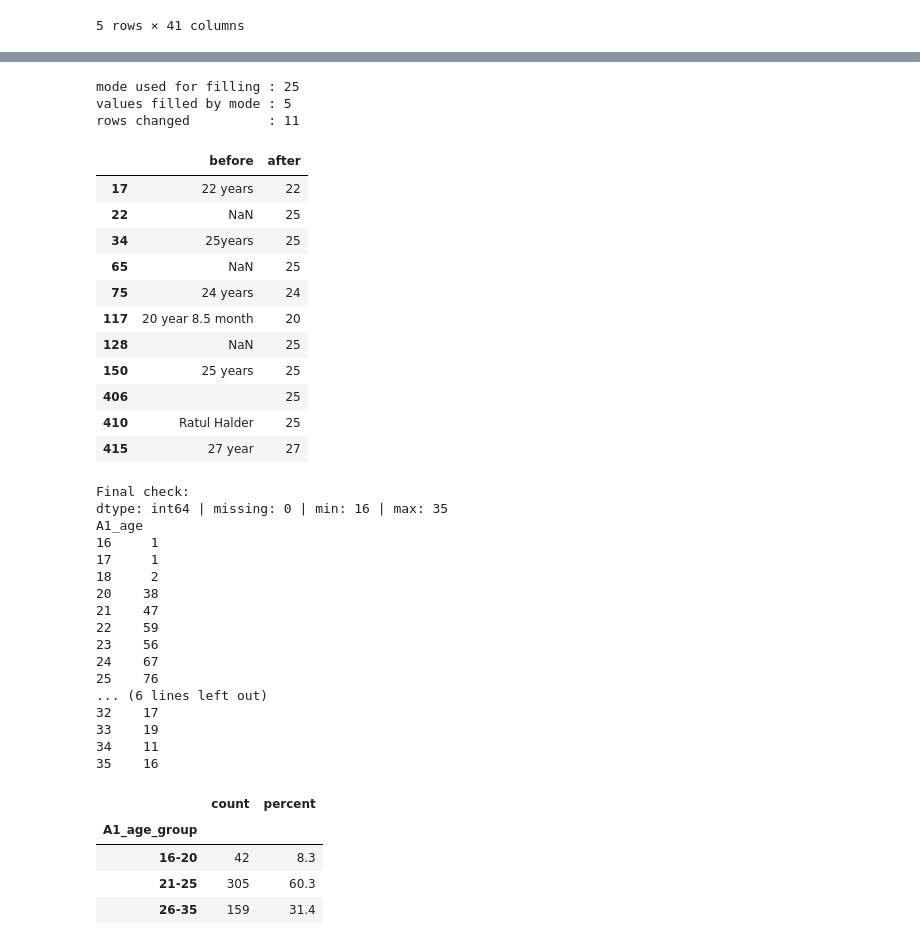
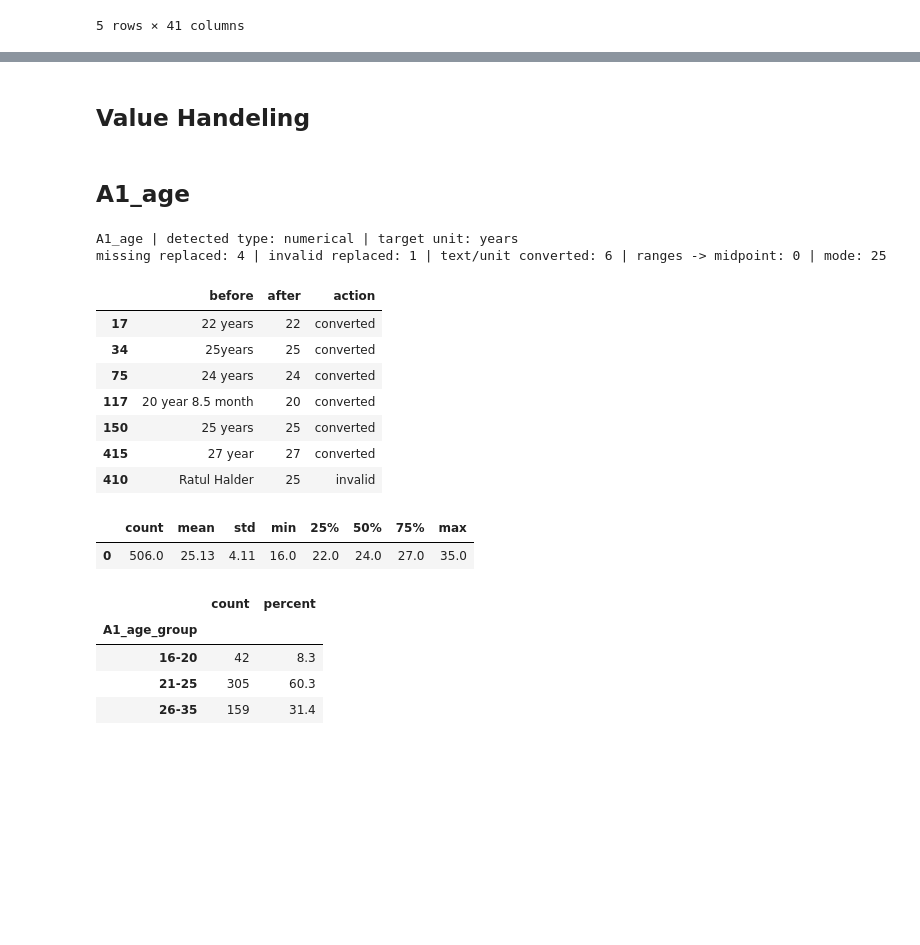
Before and after one commit to arshadziban/Reels-Mental-Health-Well-Being-Report, a Jupyter notebook: 1_finetune_dataset.ipynb, the cells around one changed output, grey strips where cells are left out. Saved outputs shown, nothing was run; the diff lists cells and outputs as text; code cells hidden in the pictures; blank space fills up the shorter version.

```diff
--- a/1_finetune_dataset.ipynb
+++ b/1_finetune_dataset.ipynb
@@ -204,3 +204,5 @@ display(HTML(
 ))
 # %% [output]
 [interactive output not drawn]
+# %% [markdown]
+## Value Handeling
@@ -207,69 +428,23 @@ display(HTML(
+# %% [markdown]
+## A1_age
 # %%
 # A1_age
 # %%
 # A1_age
-# Rules:
-#   1. Number + text ("25 years", "25years", "20 year 8.5 month") -> keep the first number only
-#   2. Text only ("Ratul Halder"), blank or NaN -> missing
-#   3. All missing values -> fill with the mode
-col = "A1_age"
-raw = df[col].copy()
-
-# Extract the first number; text-only, blank and NaN values become NaN
-age = pd.to_numeric(
-    raw.astype(str).str.extract(r"(\d+(?:\.\d+)?)", expand=False),
-    errors="coerce",
-).round()
-
-# Mode comes from the valid ages only, then fills every missing value
-age_mode = age.mode().iloc[0]
-n_filled = int(age.isna().sum())
-df[col] = age.fillna(age_mode).astype(int)
-
-# show exactly which rows changed
-changed = pd.DataFrame({"before": raw, "after": df[col]})
-changed = changed[changed["before"].astype(str) != changed["after"].astype(str)]
-print(f"mode used for filling : {age_mode:.0f}")
-print(f"values filled by mode : {n_filled}")
-print(f"rows changed          : {len(changed)}")
-display(changed)
-
-print("\nFinal check:")
-print(f"dtype: {df[col].dtype} | missing: {df[col].isna().sum()} | min: {df[col].min()} | max: {df[col].max()}")
-print(df[col].value_counts().sort_index().to_string())
+clean_column("A1_age")
 # %% [output]
-mode used for filling : 25
-values filled by mode : 5
-rows changed          : 11
+A1_age | detected type: numerical | target unit: years
+missing replaced: 4 | invalid replaced: 1 | text/unit converted: 6 | ranges -> midpoint: 0 | mode: 25
-|  | before | after |
-| 17 | 22 years | 22 |
-| 22 | NaN | 25 |
-| 34 | 25years | 25 |
-| 65 | NaN | 25 |
-| 75 | 24 years | 24 |
-| 117 | 20 year 8.5 month | 20 |
-| 128 | NaN | 25 |
-| 150 | 25 years | 25 |
-| 406 |  | 25 |
-| 410 | Ratul Halder | 25 |
-| 415 | 27 year | 27 |
+|  | before | after | action |
+| 17 | 22 years | 22 | converted |
+| 34 | 25years | 25 | converted |
+| 75 | 24 years | 24 | converted |
+| 117 | 20 year 8.5 month | 20 | converted |
+| 150 | 25 years | 25 | converted |
+| 415 | 27 year | 27 | converted |
+| 410 | Ratul Halder | 25 | invalid |
-Final check:
-dtype: int64 | missing: 0 | min: 16 | max: 35
-A1_age
-16     1
-17     1
-18     2
-20    38
-21    47
-22    59
-23    56
-24    67
-25    76
-... (6 lines left out)
-32    17
-33    19
-34    11
-35    16
+|  | count | mean | std | min | 25% | 50% | 75% | max |
+| 0 | 506.0 | 25.13 | 4.11 | 16.0 | 22.0 | 24.0 | 27.0 | 35.0 |
 # %%
 # A1_age -  groups
 # 16-20 | 21-25 | 26-35 (right-inclusive bins)
```
Also changed, not shown: parts of 81 cells of this notebook.
